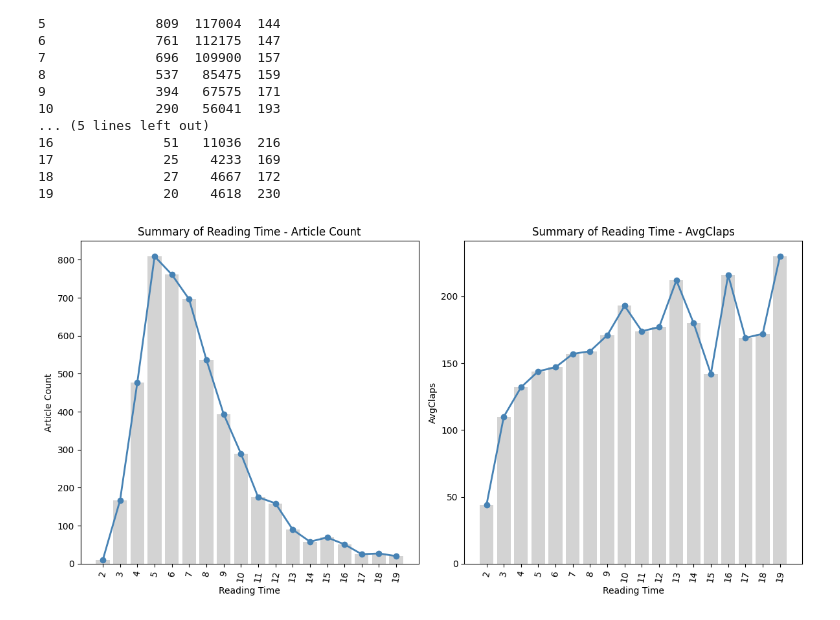
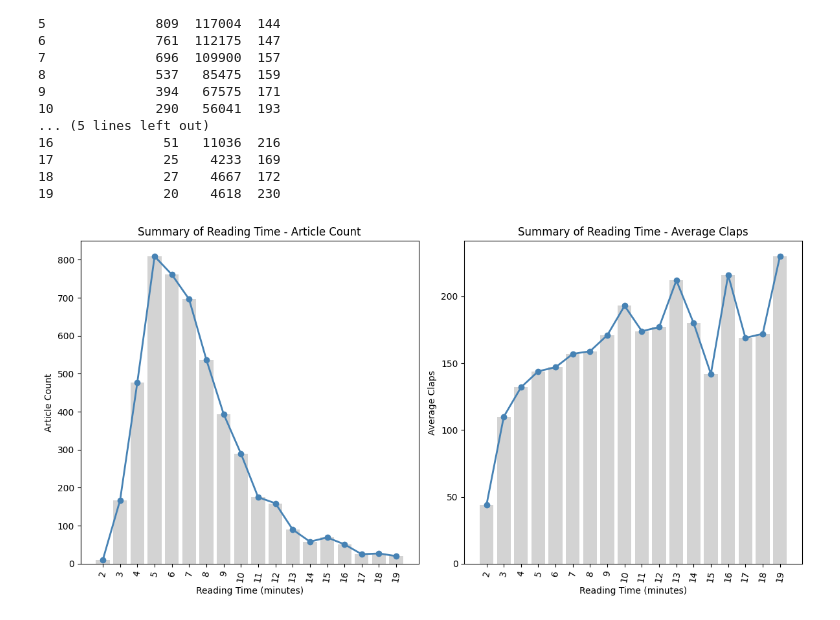
Before and after one commit to thisisgurpal/medium-ds-article-analysis, a Jupyter notebook: main.ipynb, the cells around one changed output. Cells and saved outputs as stored; diff of their text form; code cells hidden in the pictures.

```diff
--- a/main.ipynb
+++ b/main.ipynb
@@ -308,35 +308,35 @@ rt_summary2 = rt_summary.sort_values(by="reading_time", ascending=True)
 
 # create a figure with two subplots
 fig, (ax1, ax2) = plt.subplots(1, 2, figsize=(12, 6))
 
 # plot chart 1 - bar plot
 ax1.bar(rt_summary1["reading_time"], rt_summary1[("claps", "count")], color="lightgray")
 
 # line plot
 ax1.plot(rt_summary1["reading_time"], rt_summary1[("claps", "count")], color="steelblue", marker="o", linewidth=2)
 
 # format chart 1
-ax1.set_xlabel("Reading Time")
+ax1.set_xlabel("Reading Time (minutes)")
 ax1.set_ylabel("Article Count")
 ax1.set_title("Summary of Reading Time - Article Count")
 ax1.set_xticks(rt_summary1["reading_time"])  # set x-ticks to all values
 ax1.tick_params(axis="x", labelrotation=80)
 
 # plot chart 2 - bar plot
 ax2.bar(rt_summary2["reading_time"], rt_summary2[("claps", "mean")], color="lightgray")
 
 # line plot
 ax2.plot(rt_summary2["reading_time"], rt_summary2[("claps", "mean")], color="steelblue", marker="o", linewidth=2)
 
 # format chart 2
-ax2.set_xlabel("Reading Time")
-ax2.set_ylabel("AvgClaps")
-ax2.set_title("Summary of Reading Time - AvgClaps")
+ax2.set_xlabel("Reading Time (minutes)")
+ax2.set_ylabel("Average Claps")
+ax2.set_title("Summary of Reading Time - Average Claps")
 ax2.set_xticks(rt_summary2["reading_time"])  # set x-ticks to all values
 ax2.tick_params(axis="x", labelrotation=80)
 
 plt.tight_layout() # adjust the layout
 
 plt.show() # display the plot
 # %% [output]
-[figure, old version]
+[figure, new version]
```
Also changed, not shown: parts of 2 cells of this notebook.
